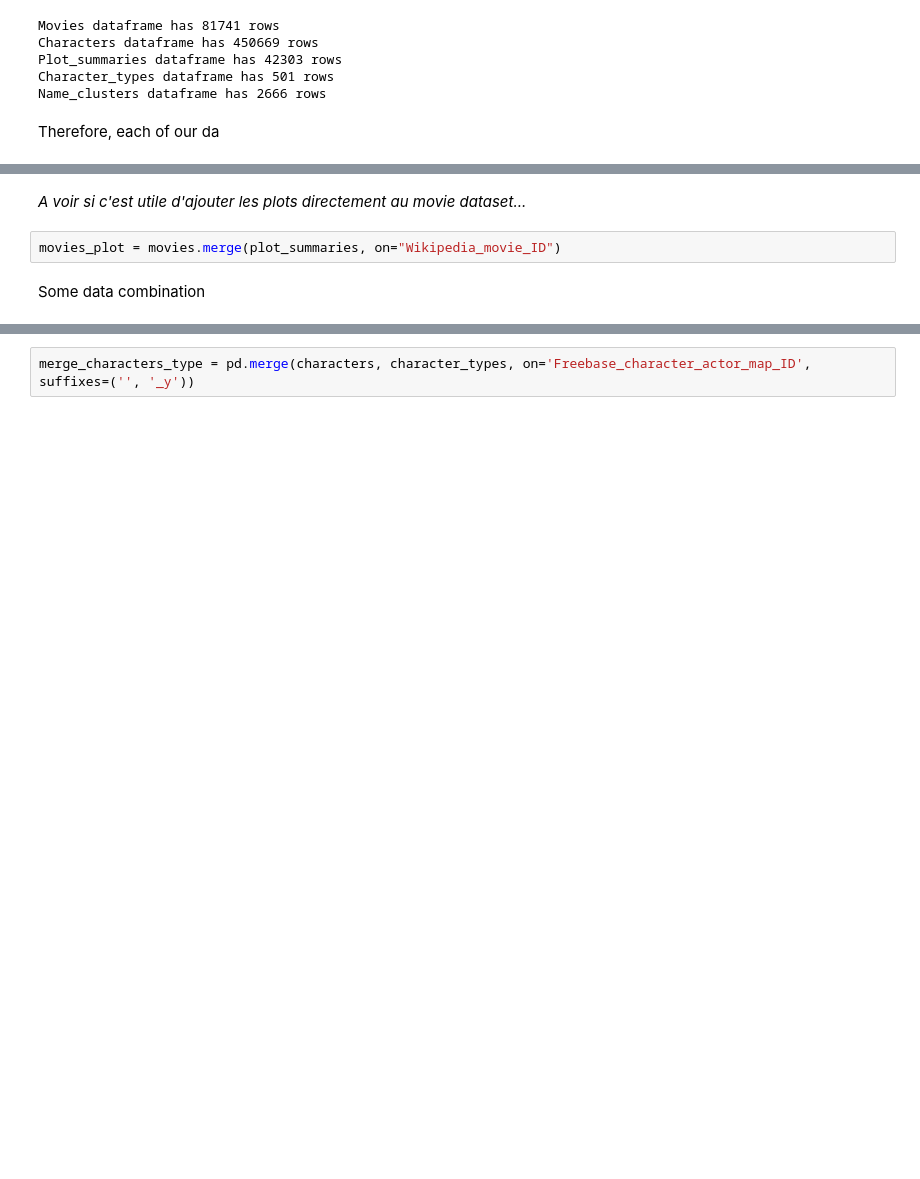
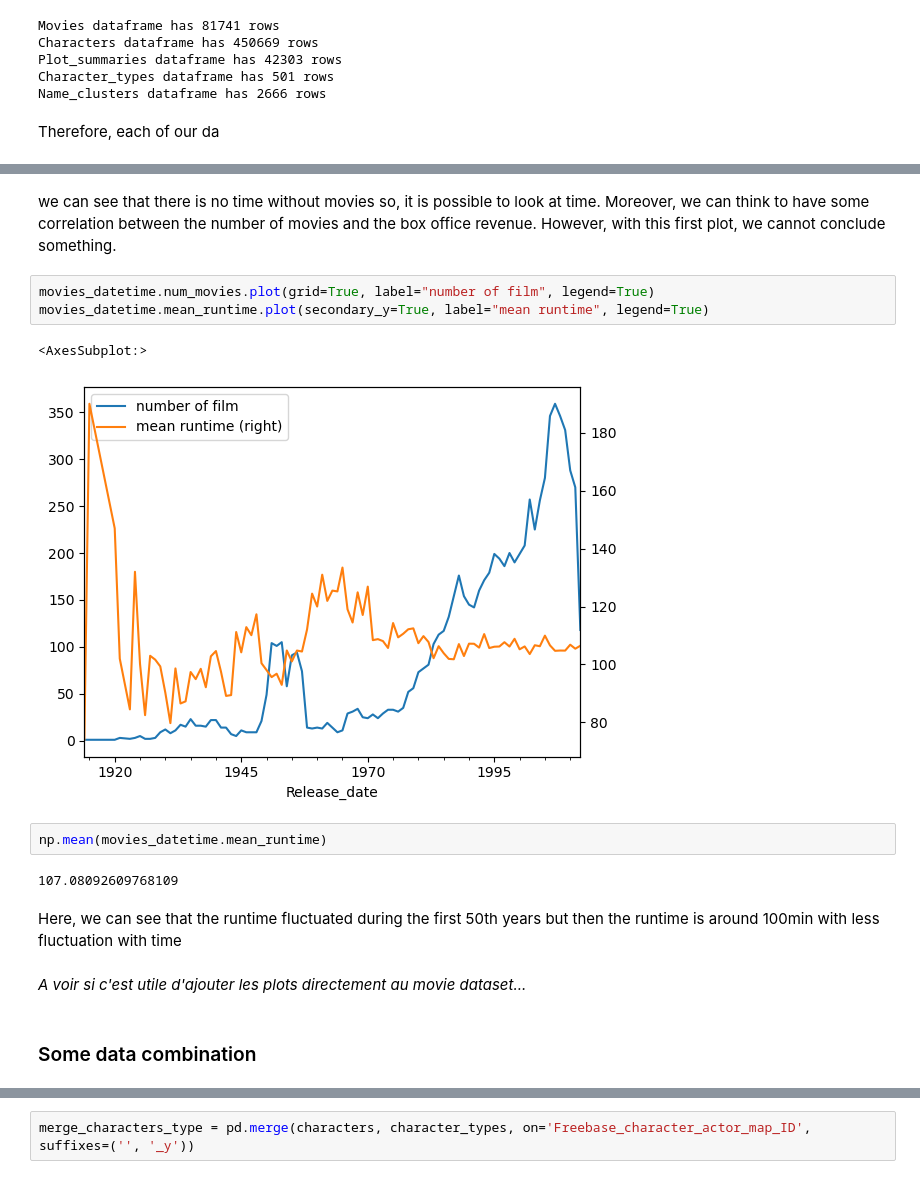
Before and after one commit to epfl-ada/ada-2022-project-thegonios, a Jupyter notebook: Data_processing.ipynb, the cells around one changed output, grey strips where cells are left out. Drawn from its saved outputs; the diff is of its cells as text; blank space fills up the shorter version.

```diff
--- a/Data_processing.ipynb
+++ b/Data_processing.ipynb
@@ -185,6 +204,18 @@ Therefore, each of our da
+# %% [markdown]
+we can see that there is no time without movies so, it is possible to look at time. Moreover, we can think to have some correlation between the number of movies and the box office revenue. However, with this first plot, we cannot conclude something.
+# %%
+movies_datetime.num_movies.plot(grid=True, label="number of film", legend=True)
+movies_datetime.mean_runtime.plot(secondary_y=True, label="mean runtime", legend=True)
+# %% [output]
+<AxesSubplot:>
+[figure, added]
+# %%
+np.mean(movies_datetime.mean_runtime)
+# %% [output]
+107.08092609768109
+# %% [markdown]
+Here, we can see that the runtime fluctuated during the first 50th years but then the runtime is around 100min with less fluctuation with time
 # %% [markdown]
 *A voir si c'est utile d'ajouter les plots directement au movie dataset...*
-# %%
-movies_plot = movies.merge(plot_summaries, on="Wikipedia_movie_ID")
 # %% [markdown]
-Some data combination
+### Some data combination
```
Also changed, not shown: parts of 46 cells of this notebook.
